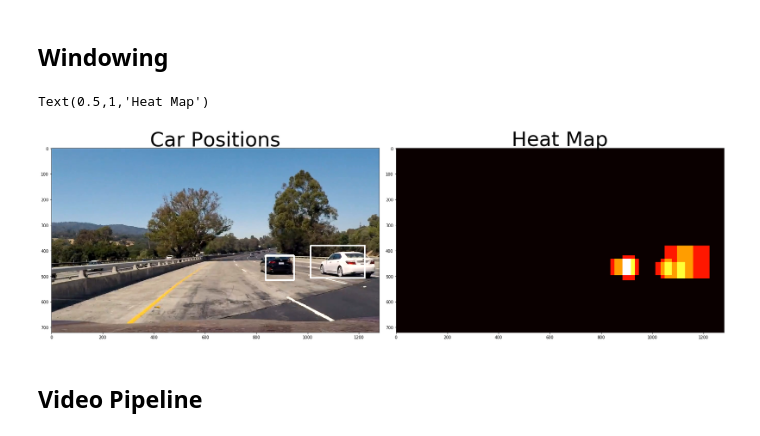
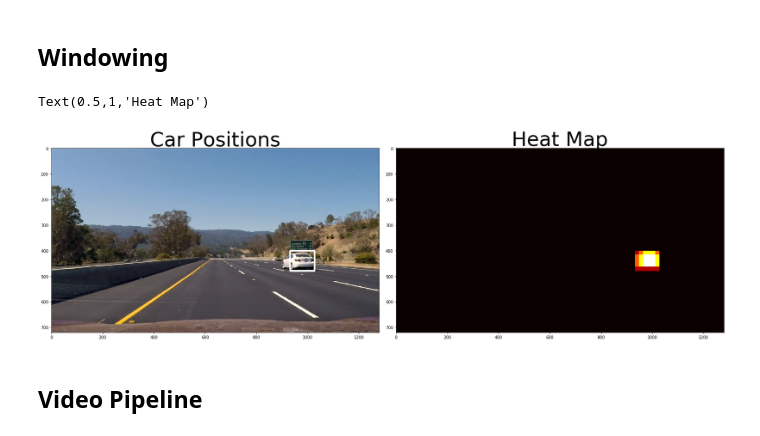
Before and after one commit to hassmuha/CarND-Vehicle-Detection-Submit, a Jupyter notebook: main.ipynb, the cells around one changed output. Saved outputs shown, nothing was run; the diff lists cells and outputs as text; code cells hidden in the pictures.

```diff
--- a/main.ipynb
+++ b/main.ipynb
@@ -90,7 +90,7 @@ ind = np.random.randint(0, len(cars))
 # Read in the image
 image = mpimg.imread(cars[ind])
 #apply appropriate scaling, as training samples are png so scale them up to 255
-image = np.uint8(image*255)
+#image = np.uint8(image*255)
 print(image.shape)
 #print((np.min(image),np.max(image)))
 
@@ -124,7 +124,7 @@ hog_features = hog_features.ravel()
 print(hog_features.shape)
 
 # histogram of S plane
-hist_features = channel_hist(s_channel, nbins=32, bins_range=(0, 256))
+hist_features = channel_hist(s_channel, nbins=64, bins_range=(0, 256))
         # Append the new feature vector to the features list
 print(hist_features.shape)
 
@@ -273,7 +284,8 @@ if GridSearch:
 
     #clf = SVC(kernel="linear")
     #parameters = {'kernel':('linear', 'rbf'), 'C':[0.1, 1, 10], 'gamma':[0.1, 1, 10]}
-    parameters = {'kernel':['rbf'], 'C':[3, 4, 5], 'gamma':[.002,.004, .006, .008]}
+    #parameters = {'kernel':['rbf'], 'C':[3, 4, 5], 'gamma':[.002,.004, .006, .008]}
+    parameters = {'kernel':['rbf'], 'C':[2, 4, 6, 8]}
     svc = svm.SVC()
     clf = GridSearchCV(svc, parameters)
 
@@ -438,16 +451,21 @@ def find_cars(img, crop_x, crop_w, crop_y, crop_h, scale_x, scale_y, X_scaler, c
 
     # step 1 :
     crop_img_HLS = cv2.cvtColor(crop_img, cv2.COLOR_RGB2HLS)
+    crop_img_YUV = cv2.cvtColor(crop_img, cv2.COLOR_RGB2YUV)
 
     if scale_x != 1 or scale_y != 1:
         imshape = crop_img_HLS.shape
-        crop_img_resize = cv2.resize(crop_img_HLS, (np.int(imshape[1]/scale_x), np.int(imshape[0]/scale_y)))
+        crop_img_HLS_resize = cv2.resize(crop_img_HLS, (np.int(imshape[1]/scale_x), np.int(imshape[0]/scale_y)))
+        crop_img_YUV_resize = cv2.resize(crop_img_YUV, (np.int(imshape[1]/scale_x), np.int(imshape[0]/scale_y)))
     else:
-        crop_img_resize = np.copy(crop_img_HLS)
+        crop_img_HLS_resize = np.copy(crop_img_HLS)
+        crop_img_YUV_resize = np.copy(crop_img_YUV)
 
-    h_channel = crop_img_resize[:,:,0]
-    l_channel = crop_img_resize[:,:,1]
-    s_channel = crop_img_resize[:,:,2]
+    y_channel = crop_img_YUV_resize[:,:,0]
+
+    h_channel = crop_img_HLS_resize[:,:,0]
+    l_channel = crop_img_HLS_resize[:,:,1]
+    s_channel = crop_img_HLS_resize[:,:,2]
 
 
     # Define blocks and steps as above
@@ -462,7 +480,10 @@ def find_cars(img, crop_x, crop_w, crop_y, crop_h, scale_x, scale_y, X_scaler, c
     nysteps = (nyblocks - nblocks_per_window) // cells_per_step_y + 1
 
     # Compute individual channel HOG features for the resized crop image
-    hog_features_image = get_hog_features(l_channel, orient, pix_per_cell, cell_per_block, feature_vec=False)
+    hog_features_image = get_hog_features(y_channel, orient, pix_per_cell, cell_per_block, feature_vec=False)
+
+
+
 
     bbox_list = []
     for xb in range(nxsteps):
@@ -472,13 +493,21 @@ def find_cars(img, crop_x, crop_w, crop_y, crop_h, scale_x, scale_y, X_scaler, c
             # Extract HOG for this patch
             hog_features_window = hog_features_image[ypos:ypos+nblocks_per_window, xpos:xpos+nblocks_per_window].ravel()
 
+
             # histogram of S plane
             xleft = xpos*pix_per_cell
             ytop = ypos*pix_per_cell
-            hist_features_window = channel_hist(s_channel[ytop:ytop+window, xleft:xleft+window], nbins=hist_bins, bins_range=hist_range)
+            hist_features_window_s = channel_hist(s_channel[ytop:ytop+window, xleft:xleft+window], nbins=hist_bins, bins_range=hist_range)
+            hist_features_window_h = channel_hist(h_channel[ytop:ytop+window, xleft:xleft+window], nbins=hist_bins, bins_range=hist_range)
+
+            hist_features_window_s = hist_features_window_s[10:]
+            hist_features_window_h = hist_features_window_h[:-16]
+
 
             #concatenate the features to one feature vector
-            feature_vector_window = np.hstack((hog_features_window, hist_features_window)).reshape(1, -1)
+            feature_vector_window = np.hstack((hog_features_window ,hist_features_window_s,hist_features_window_h)).reshape(1, -1)
+            #feature_vector_window = hog_features_window.reshape(1, -1)
+
 
             # Scale features and make a prediction
             test_features = X_scaler.transform(feature_vector_window)
@@ -527,30 +556,32 @@ def draw_labeled_bboxes(img, labels):
     # Return the image
     return img
 
-img_test = mpimg.imread('./project_video_output/frame39.jpg')
+img_test = mpimg.imread('./project_video/frame470.jpg')
+
 heat = np.zeros_like(img_test[:,:,0]).astype(np.float)
 
 orient = 9
 pix_per_cell = 8
 cell_per_block = 2
-hist_bins=32
+hist_bins=64
 hist_range=(0, 256)
 
 bbox_list = []
 
+
 crop_x = 500;crop_w = 780
 crop_y = 400;crop_h = 128
 scale_x = 64/32;scale_y = 64/32
-cells_per_step_x = 2; cells_per_step_y = 2
+cells_per_step_x = 1; cells_per_step_y = 2
 bbox_list = bbox_list + find_cars(img_test, crop_x, crop_w, crop_y, crop_h, scale_x, scale_y, X_scaler, clf,
                                   orient, pix_per_cell, cell_per_block, hist_bins, hist_range,
                                   cells_per_step_x, cells_per_step_y)
 
 
 crop_x = 500;crop_w = 780
-crop_y = 420;crop_h = 150
+crop_y = 400;crop_h = 150
 scale_x = 96/32;scale_y = 96/32
-cells_per_step_x = 2; cells_per_step_y = 2
+cells_per_step_x = 1; cells_per_step_y = 2
 bbox_list = bbox_list + find_cars(img_test, crop_x, crop_w, crop_y, crop_h, scale_x, scale_y, X_scaler, clf,
                                   orient, pix_per_cell, cell_per_block, hist_bins, hist_range,
                                   cells_per_step_x, cells_per_step_y)
@@ -559,7 +590,7 @@ bbox_list = bbox_list + find_cars(img_test, crop_x, crop_w, crop_y, crop_h, scal
 crop_x = 500;crop_w = 780
 crop_y = 400;crop_h = 128
 scale_x = 96/32;scale_y = 64/32
-cells_per_step_x = 2; cells_per_step_y = 2
+cells_per_step_x = 1; cells_per_step_y = 1
 bbox_list = bbox_list + find_cars(img_test, crop_x, crop_w, crop_y, crop_h, scale_x, scale_y, X_scaler, clf,
                                   orient, pix_per_cell, cell_per_block, hist_bins, hist_range,
                                   cells_per_step_x, cells_per_step_y)
@@ -568,7 +599,7 @@ bbox_list = bbox_list + find_cars(img_test, crop_x, crop_w, crop_y, crop_h, scal
 crop_x = 1000;crop_w = 280
 crop_y = 380;crop_h = 150 #might be go back to same y as 96 x 96
 scale_x = 128/32;scale_y = 64/32
-cells_per_step_x = 1; cells_per_step_y = 2
+cells_per_step_x = 1; cells_per_step_y = 1
 bbox_list = bbox_list + find_cars(img_test, crop_x, crop_w, crop_y, crop_h, scale_x, scale_y, X_scaler, clf,
                                   orient, pix_per_cell, cell_per_block, hist_bins, hist_range,
                                   cells_per_step_x, cells_per_step_y)
@@ -599,70 +630,35 @@ bbox_list = bbox_list + find_cars(img_test, crop_x, crop_w, crop_y, crop_h, scal
                                   cells_per_step_x, cells_per_step_y)
 crop_x = 500;crop_w = 550
 crop_y = 500;crop_h = 150 #might be go back to same y as 96 x 96
 scale_x = 128/32;scale_y = 128/32
 cells_per_step_x = 1; cells_per_step_y = 2
 bbox_list = bbox_list + find_cars(img_test, crop_x, crop_w, crop_y, crop_h, scale_x, scale_y, X_scaler, clf,
                                   orient, pix_per_cell, cell_per_block, hist_bins, hist_range,
                                   cells_per_step_x, cells_per_step_y)
-
-'''crop_x = 1000;crop_w = 280  #this might not be necessary here
-crop_y = 380;crop_h = 270
-scale_x = 160/32;scale_y = 160/32
-cells_per_step_x = 1; cells_per_step_y = 1
-bbox_list = bbox_list + find_cars(img_test, crop_x, crop_w, crop_y, crop_h, scale_x, scale_y, X_scaler, clf,
-                                  orient, pix_per_cell, cell_per_block, hist_bins, hist_range,
-                                  cells_per_step_x, cells_per_step_y)'''
-
-'''crop_x = 500;crop_w = 780
-crop_y = 380;crop_h = 200
-scale_x = 96/32;scale_y = 64/32
-bbox_list = bbox_list + find_cars(img_test, crop_x, crop_w, crop_y, crop_h, scale_x, scale_y, X_scaler, clf,
-              orient, pix_per_cell, cell_per_block, hist_bins, hist_range)
-
-crop_x = 500;crop_w = 780
-crop_y = 380;crop_h = 200
-scale_x = 128/32;scale_y = 64/32
-bbox_list = bbox_list + find_cars(img_test, crop_x, crop_w, crop_y, crop_h, scale_x, scale_y, X_scaler, clf,
-              orient, pix_per_cell, cell_per_block, hist_bins, hist_range)
-
-crop_x = 500;crop_w = 780
-crop_y = 380;crop_h = 200
-scale_x = 192/32;scale_y = 96/32
-bbox_list = bbox_list + find_cars(img_test, crop_x, crop_w, crop_y, crop_h, scale_x, scale_y, X_scaler, clf,
-              orient, pix_per_cell, cell_per_block, hist_bins, hist_range)'''
-
-'''crop_x = 950;crop_w = 380  # this might not be required only there to detect cars upon the entry
-crop_y = 380;crop_h = 300
-scale_x = 160/32;scale_y = 160/32
-bbox_list_temp, rect_list_temp = find_cars(img_test, crop_x, crop_w, crop_y, crop_h, scale_x, scale_y, X_scaler, clf,
-              orient, pix_per_cell, cell_per_block, hist_bins, hist_range)
-bbox_list = bbox_list + bbox_list_temp'''
-
-
 # Add heat to each box in box list
 heat = add_heat(heat,bbox_list)
 
 
 # Apply threshold to help remove false positives
-heat = apply_threshold(heat,1)
+heat = apply_threshold(heat,0)
 
 # Visualize the heatmap when displaying
 heatmap = np.clip(heat, 0, 255)
 
 # Find final boxes from heatmap using label function
 labels = label(heatmap)
 draw_img = draw_labeled_bboxes(np.copy(img_test), labels)
 #draw_img = draw_boxes(np.copy(img_test), rect_list_temp, color=(0, 0, 255), thick=6)
 
 f, (ax1, ax2) = plt.subplots(1, 2, figsize=(24, 9))
 f.tight_layout()
 ax1.imshow(draw_img)
 ax1.set_title('Car Positions', fontsize=50)
 ax2.imshow(heatmap, cmap='hot')
 ax2.set_title('Heat Map', fontsize=50)
 # %% [output]
 Text(0.5,1,'Heat Map')
-[figure, old version]
+[figure, new version]
 # %% [markdown]
 ## Video Pipeline
 # %%
```
Also changed, not shown: parts of 6 cells of this notebook.
